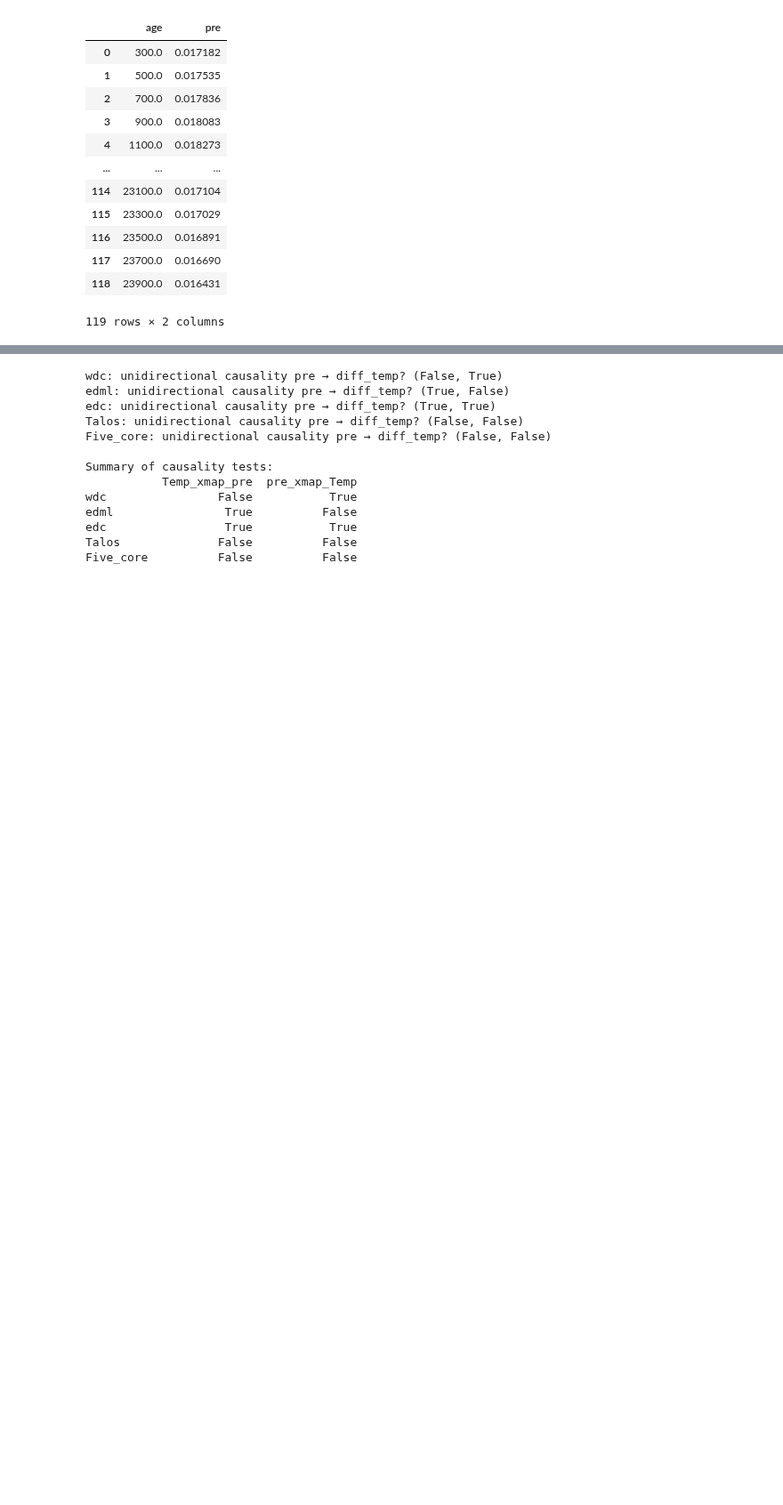
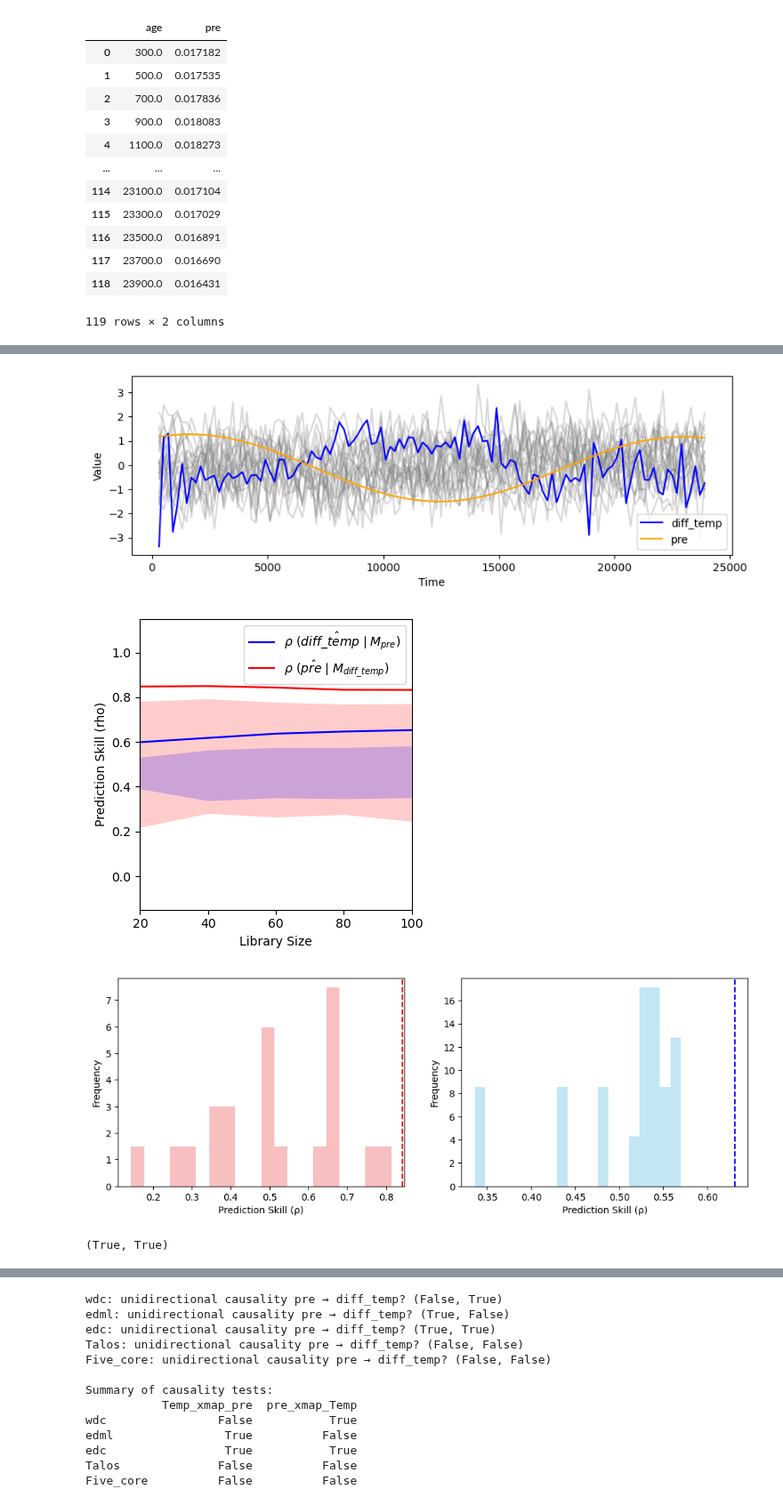
Before and after one commit to Peisong-Zheng/Inso_LGMR, a Jupyter notebook: verification_Antarctic_icecores_CCM.ipynb, the cells around one changed output, grey strips where cells are left out. Shown at 89% size. Drawn from its saved outputs; the diff is of its cells as text; code cells hidden in the pictures; blank space fills up the shorter version.

```diff
--- a/verification_Antarctic_icecores_CCM.ipynb
+++ b/verification_Antarctic_icecores_CCM.ipynb
@@ -265,5 +284,39 @@ edc                 True           True
 Talos               True          False
 Five_core           True          False
+# %%
+from toolbox import significant_test as st
+import importlib
+importlib.reload(st)
+
+
+df_pre = pd.read_csv(r"D:\VScode\Inso_LGMR\inso_data\pre.csv")
+
+df_merged = pd.DataFrame({
+    'age':       dfs_interp['edml']['age'].values,
+    'diff_temp': dfs_interp['edml']['d18O_diff'].values,
+    'pre':       df_pre['pre'].values
+})
+
+
+ccm_out, ran_ccm_list,test_result = st.ccm_significance_test_v3_df(
+    df_input      = df_merged,
+    E         = 5,
+    tau       = -3,
+    Tp =0,
+    n_ran     = 20,
+    libSizes  = "20 40 60 80 100",
+    random=True,
+    sample    = 20,
+    showPlot  = True
+)
+
+# print test_result
+print(test_result)
+# %% [output]
+[figure, added]
+[figure, added]
+[figure, added]
+(True, True)
 # %%
 from toolbox import significant_test as st
 import importlib
```
Also changed, not shown: parts of 11 cells of this notebook, 34 other files.
